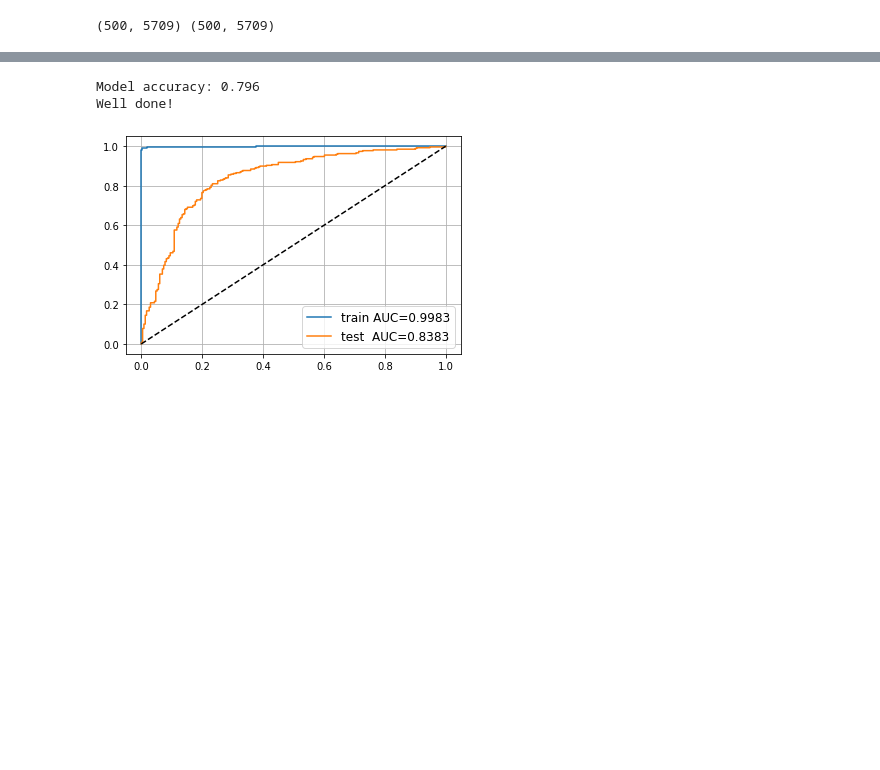
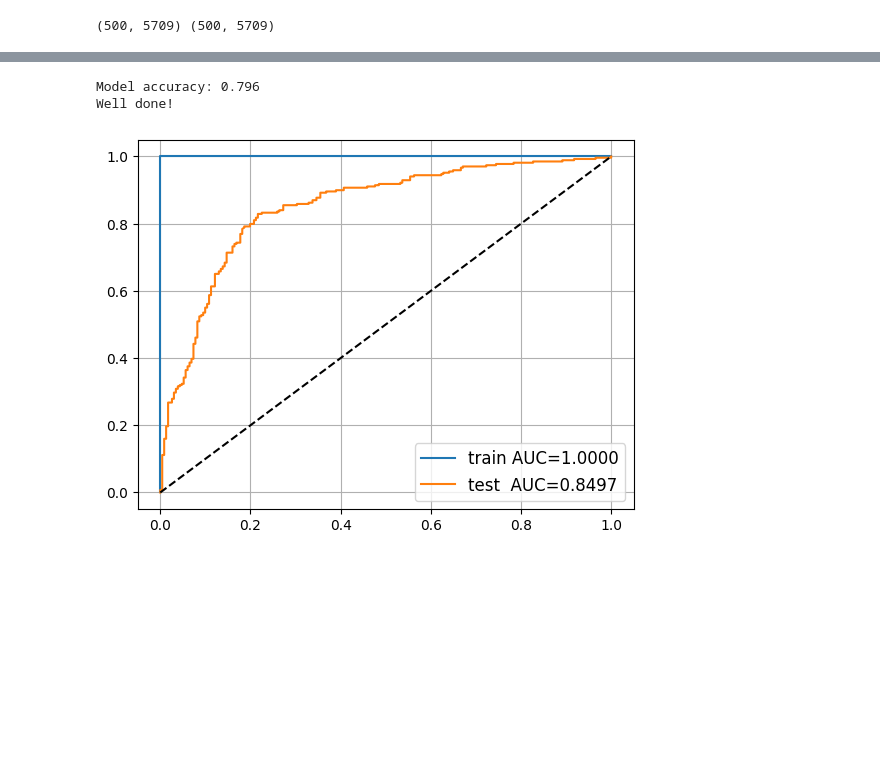
Before and after one commit to ZequnZ/Knowledge-base, a Jupyter notebook: NLP/NLP_courses/yandexdataschool_nlp_course_solutions/w2_homework_part1.ipynb, the cells around one changed output, grey strips where cells are left out. Saved outputs shown, nothing was run; the diff lists cells and outputs as text; code cells hidden in the pictures; blank space fills up the shorter version.

````diff
--- a/NLP/NLP_courses/yandexdataschool_nlp_course_solutions/w2_homework_part1.ipynb
+++ b/NLP/NLP_courses/yandexdataschool_nlp_course_solutions/w2_homework_part1.ipynb
@@ -11,7 +11,7 @@ __In this notebook__ you will build an algorithm that classifies social media co
 Like in many real-world cases, you only have a small (10^3) dataset of hand-labeled examples to work with. We'll tackle this problem using both classical nlp methods and embedding-based approach.
 # %%
 import pandas as pd
-data = pd.read_csv("./resources/comments.tsv", sep='\t')
+data = pd.read_csv("./resource/comments.tsv", sep='\t')
 
 texts = data['comment_text'].values
 target = data['should_ban'].values
@@ -60,5 +60,5 @@ after: how to be a grown-up at work : replace " fuck you " with " ok , great ! "
 # %%
 # task: preprocess each comment in train and test
 
-texts_train = np.array([' '.join(tokenizer.tokenize(row.lower())) for row in texts_train])
-texts_test = np.array([' '.join(tokenizer.tokenize(row.lower())) for row in texts_test])
+texts_train = np.array([preprocess(row) for row in texts_train])
+texts_test = np.array([preprocess(row) for row in texts_test])
@@ -403,26 +365,26 @@ Well done!
 # %%
 tf_idf_model = LogisticRegression(random_state=0,C=0.1).fit(X_train_tf_idf, y_train)
 
 for name, X, y, model in [
-    ('train', X_train_tf_idf, y_train, bow_model),
-    ('test ', X_test_tf_idf, y_test, bow_model)
+    ('train', X_train_tf_idf, y_train, tf_idf_model),
+    ('test ', X_test_tf_idf, y_test, tf_idf_model)
 ]:
     proba = model.predict_proba(X)[:, 1]
     auc = roc_auc_score(y, proba)
     plt.plot(*roc_curve(y, proba)[:2], label='%s AUC=%.4f' % (name, auc))
 
 plt.plot([0, 1], [0, 1], '--', color='black',)
 plt.legend(fontsize='large')
 plt.grid()
 
 test_accuracy = np.mean(tf_idf_model.predict(X_test_tf_idf) == y_test)
 print(f"Model accuracy: {test_accuracy:.3f}")
 assert test_accuracy > 0.77, "Hint: tune the parameter C to improve performance"
 print("Well done!")
 # %% [output]
 Model accuracy: 0.796
 Well done!
-[figure, old version]
+[figure, new version]
 # %% [markdown]
 ```
 
````
Also changed, not shown: parts of 15 cells of this notebook, 6 other files.
